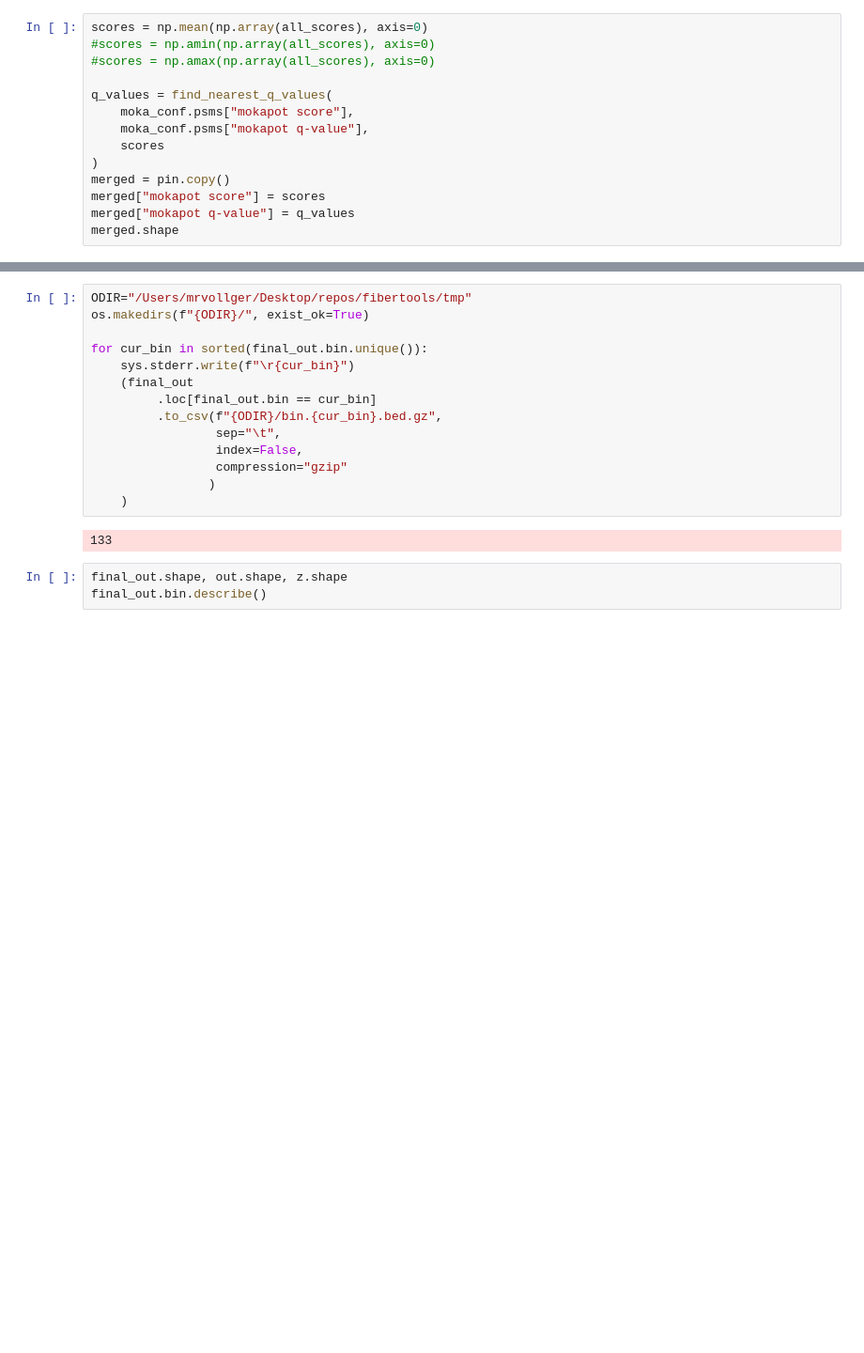
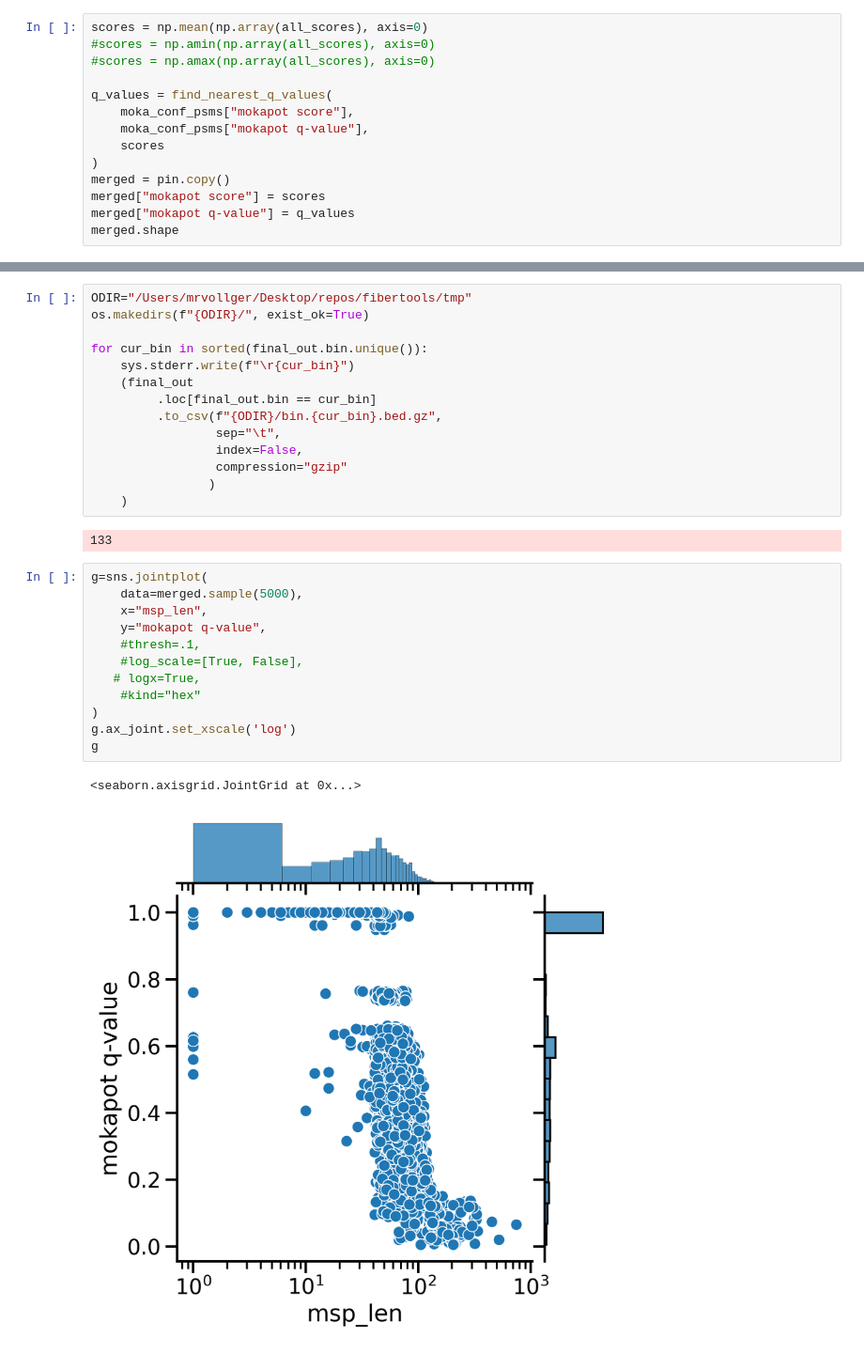
Before and after one commit to mrvollger/fibertools, a Jupyter notebook: scripts/play.ipynb, the cells around one changed output, grey strips where cells are left out. Shown at 94% size. Saved outputs shown, nothing was run; the diff lists cells and outputs as text; blank space fills up the shorter version.

```diff
--- a/scripts/play.ipynb
+++ b/scripts/play.ipynb
@@ -284,8 +264,8 @@ scores = np.mean(np.array(all_scores), axis=0)
 #scores = np.amax(np.array(all_scores), axis=0)
 
 q_values = find_nearest_q_values(
-    moka_conf.psms["mokapot score"],
-    moka_conf.psms["mokapot q-value"],
+    moka_conf_psms["mokapot score"],
+    moka_conf_psms["mokapot q-value"],
     scores
 )
 merged = pin.copy()
@@ -417,6 +409,18 @@ for cur_bin in sorted(final_out.bin.unique()):
     )
 # %% [output]
 133
-# %%
-final_out.shape, out.shape, z.shape
-final_out.bin.describe()
+# %%
+g=sns.jointplot(
+    data=merged.sample(5000),
+    x="msp_len",
+    y="mokapot q-value",
+    #thresh=.1,
+    #log_scale=[True, False],
+   # logx=True,
+    #kind="hex"
+)
+g.ax_joint.set_xscale('log')
+g
+# %% [output]
+<seaborn.axisgrid.JointGrid at 0x...>
+[figure, added]
```
Also changed, not shown: parts of 33 cells of this notebook, 4 other files.
